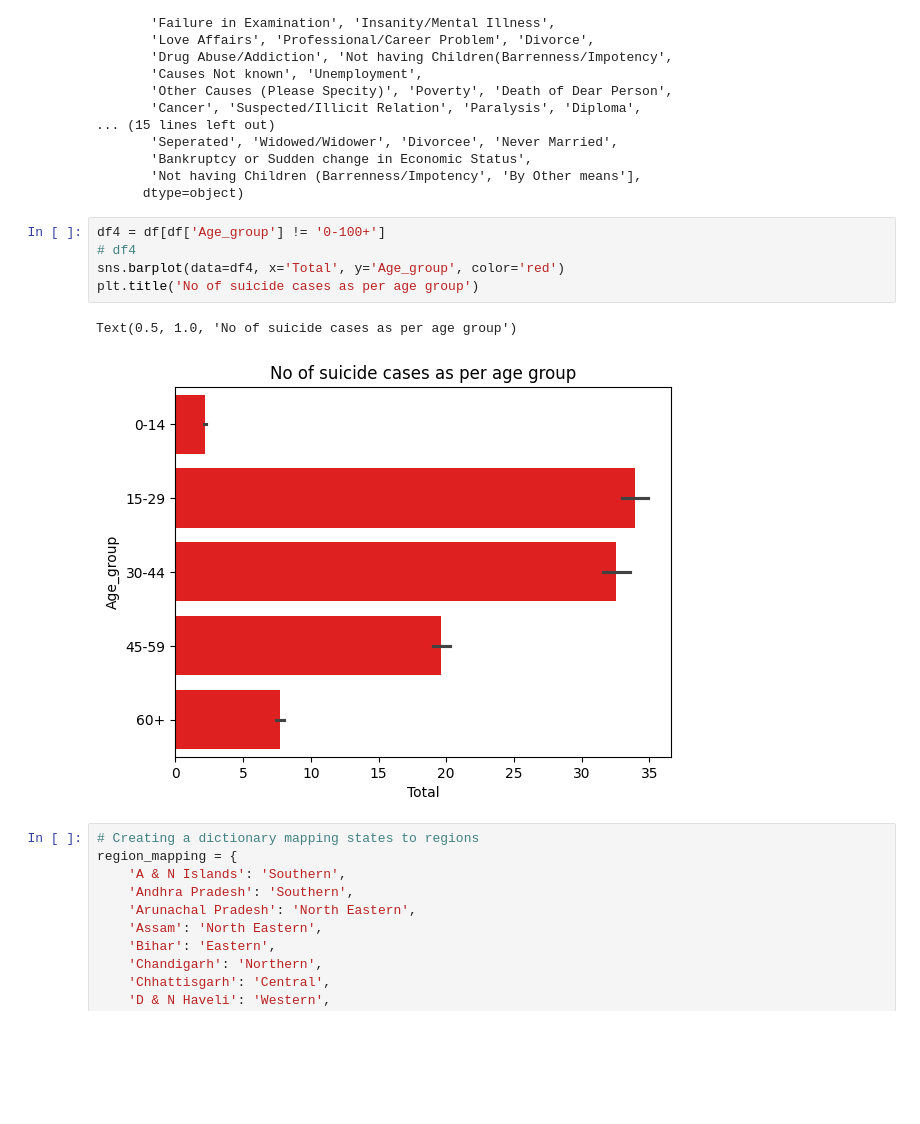
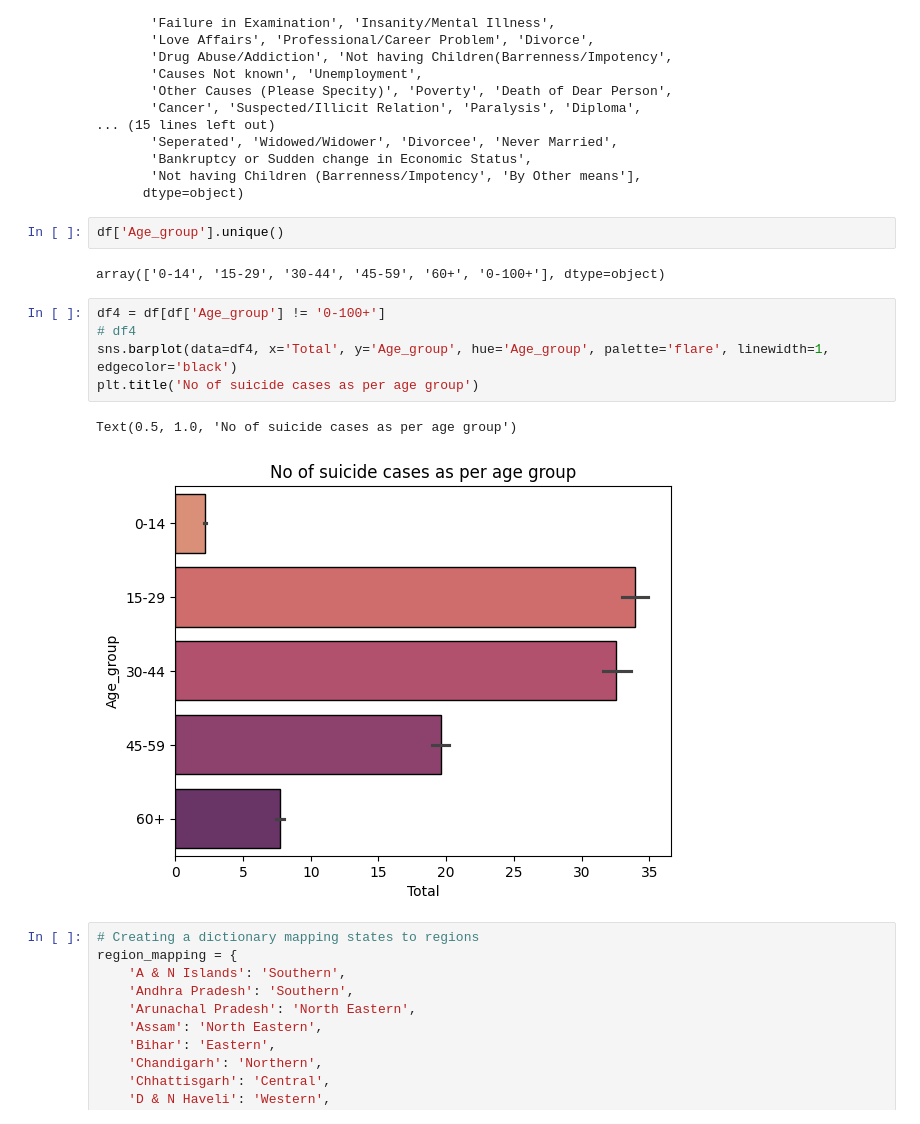
Before and after one commit to renurao1306/SuicideRates-Data-Analysis, a Jupyter notebook: SuicideRates_Data_Analysis.ipynb, the cells around one changed output. Saved outputs shown, nothing was run; the diff lists cells and outputs as text; blank space fills up the shorter version.

```diff
--- a/SuicideRates_Data_Analysis.ipynb
+++ b/SuicideRates_Data_Analysis.ipynb
@@ -235,14 +236,18 @@ array(['Illness (Aids/STD)', 'Bankruptcy or Sudden change in Economic',
        'Bankruptcy or Sudden change in Economic Status',
        'Not having Children (Barrenness/Impotency', 'By Other means'],
       dtype=object)
+# %%
+df['Age_group'].unique()
+# %% [output]
+array(['0-14', '15-29', '30-44', '45-59', '60+', '0-100+'], dtype=object)
 # %%
 df4 = df[df['Age_group'] != '0-100+']
 # df4
-sns.barplot(data=df4, x='Total', y='Age_group', color='red')
+sns.barplot(data=df4, x='Total', y='Age_group', hue='Age_group', palette='flare', linewidth=1, edgecolor='black')
 plt.title('No of suicide cases as per age group')
 # %% [output]
 Text(0.5, 1.0, 'No of suicide cases as per age group')
-[figure, old version]
+[figure, new version]
 # %%
 # Creating a dictionary mapping states to regions
 region_mapping = {
```
Also changed, not shown: parts of 7 cells of this notebook.
